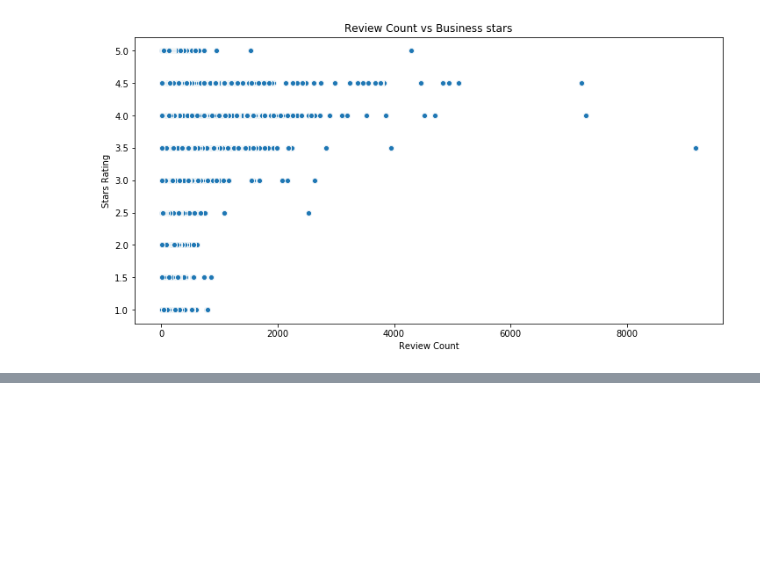
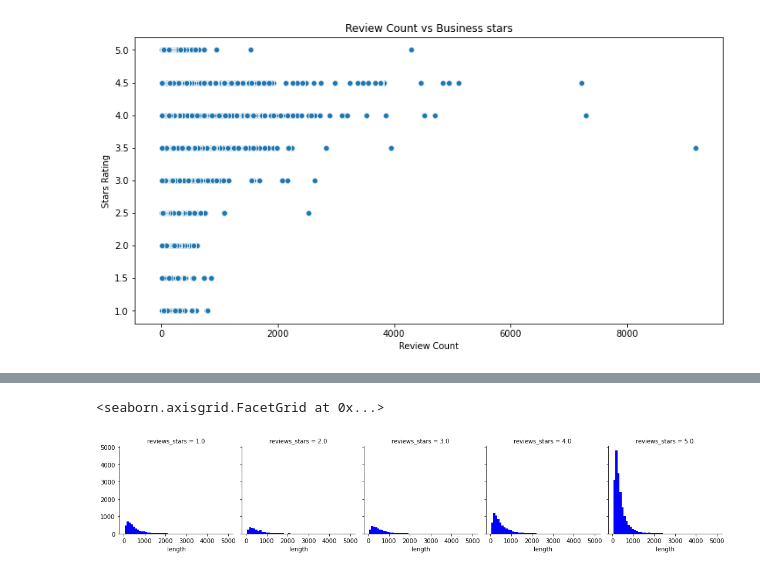
Before and after one commit to mohsen-qureshi/Capstone-Project, a Jupyter notebook: Text Analysis.ipynb, the cells around one changed output, grey strips where cells are left out. Drawn from its saved outputs; the diff is of its cells as text; code cells hidden in the pictures; blank space fills up the shorter version.

```diff
--- a/Text Analysis.ipynb
+++ b/Text Analysis.ipynb
@@ -152,0 +87,6 @@ plt.show()
+# %%
+# Since the overall merged dataset is a huge file, and takes a long time to process every time,
+# I will break it down into a smaller chunk, for quicker processing right now.
+# I will look at only "indian" resturants category businesses right now, just to start off with a small subset.
+
+indresto = mergedDF[mergedDF['categories'].str.contains('Indian', na=False)]
@@ -152,0 +120,6 @@ plt.show()
+# %%
+# removing some columns that I don't neeed.
+
+indresto2 = indresto.drop(columns=["attributes", "categories", "city", "state", "review_count", "rating"])
+
+indresto2.head()
@@ -152,0 +162,6 @@ plt.show()
+# %%
+# creating a new column that shows the length of each review on each row.
+# this just gives an idea of how long the text reviews are.
+
+indresto2['length'] = indresto['text'].apply(len)
+indresto2.head()
@@ -152,0 +175,11 @@ plt.show()
+# %%
+# here I look at comparisons of how long (in text length) reviews are per star rating
+# this shows how much people write compared to the star ratings.
+# from these graphs, we can see that 4 and 5 star rated reviews are the longest written reviews usually.
+# and we see that most 1 and 2 star reviews are quite short and don't have too much written.
+
+graph = sns.FacetGrid(data = indresto2, col='reviews_stars')
+graph.map(plt.hist,'length',bins=50,color='blue')
+# %% [output]
+<seaborn.axisgrid.FacetGrid at 0x...>
+[figure, added]
```
Also changed, not shown: parts of 57 cells of this notebook.
